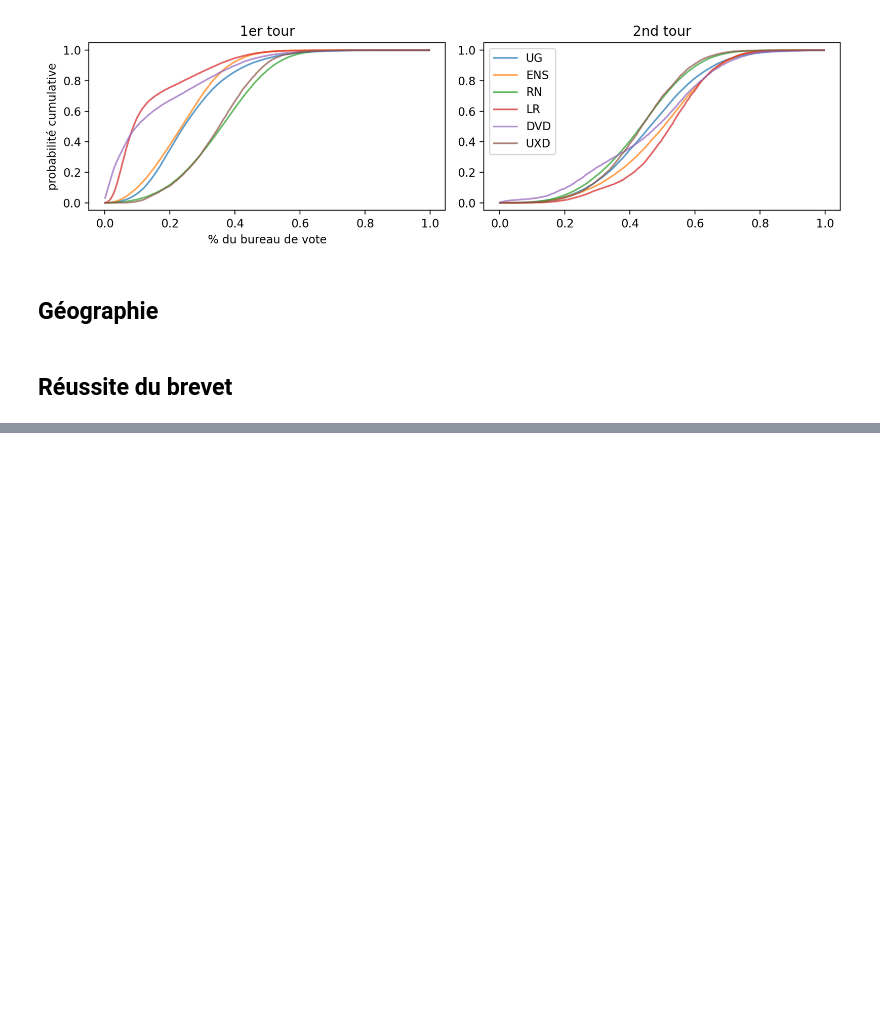
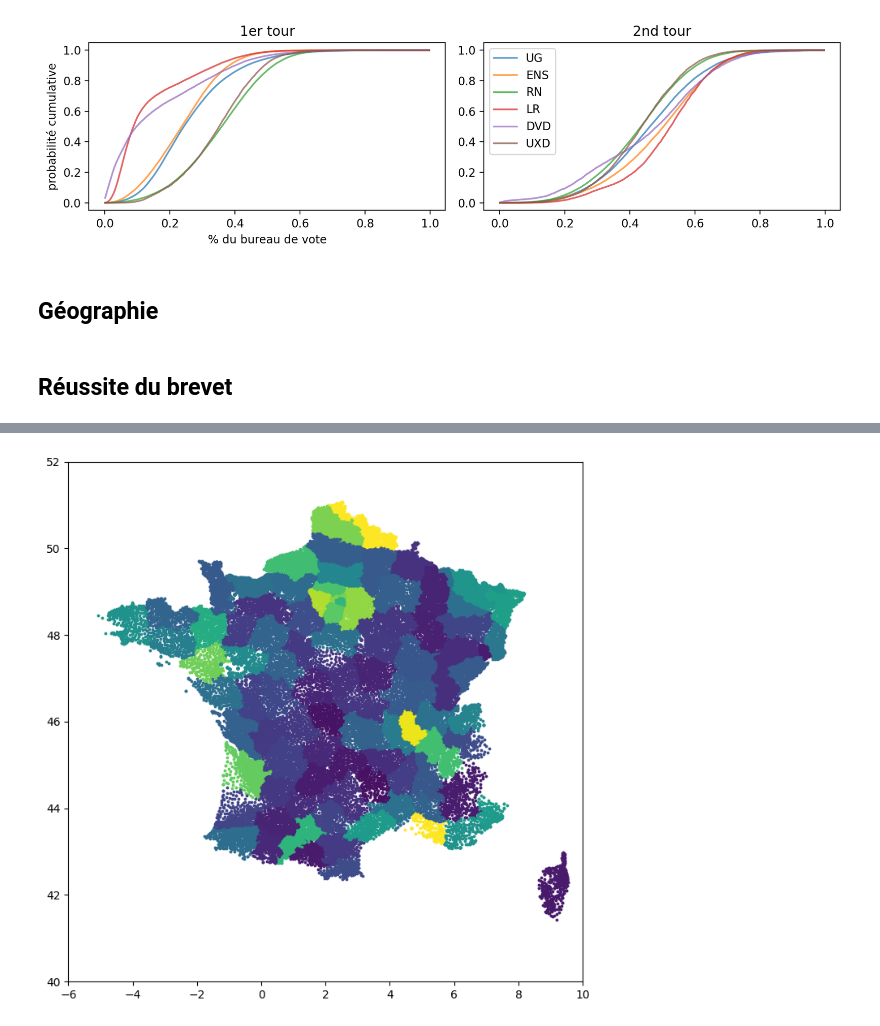
Before and after one commit to alexandre-laine/Pipeline_Elections_Legislatives, a Jupyter notebook: main/B_Visualisation.ipynb, the cells around one changed output, grey strips where cells are left out. Drawn from its saved outputs; the diff is of its cells as text; code cells hidden in the pictures; blank space fills up the shorter version.

```diff
--- a/main/B_Visualisation.ipynb
+++ b/main/B_Visualisation.ipynb
@@ -265,3 +263,42 @@ code_dep_adresses = adresses["code_departement"].unique()
+# %%
+cmap = cm.viridis
+# %%
+fig,ax = plt.subplots(
+    nrows=1,
+    ncols=1,
+    figsize=(7,7)
+)
+for dptmnt in dnb_resultats["code_departement"].unique():
+
+    nbr_admis = dnb_resultats["admis"][dnb_resultats["code_departement"] == dptmnt].sum()
+
+    if dptmnt[-1] == "A":
+        ax.scatter(
+            x=adresses["longitude"][adresses["code_departement"] == "2A"],
+            y=adresses["latitude"][adresses["code_departement"] == "2A"],
+            color=cmap(nbr_admis / 300_000),
+            s=3
+        )
+    elif dptmnt[-1] == "B":
+        ax.scatter(
+            x=adresses["longitude"][adresses["code_departement"] == "2B"],
+            y=adresses["latitude"][adresses["code_departement"] == "2B"],
+            color=cmap(nbr_admis / 300_000),
+            s=3
+        )
+    else:
+        ax.scatter(
+            x=adresses["longitude"][adresses["code_departement"] == str(int(dptmnt))],
+            y=adresses["latitude"][adresses["code_departement"] == str(int(dptmnt))],
+            color=cmap(nbr_admis / 300_000),
+            s=3
+        )
+ax.set_xlim(-6, 10)
+ax.set_ylim(40, 52)
+plt.tight_layout()
+plt.show()
+# %% [output]
+[figure, added]
 # %%
 prm.WaTer()
 # %% [output]
```
Also changed, not shown: parts of 4 cells of this notebook, 42 other files.
